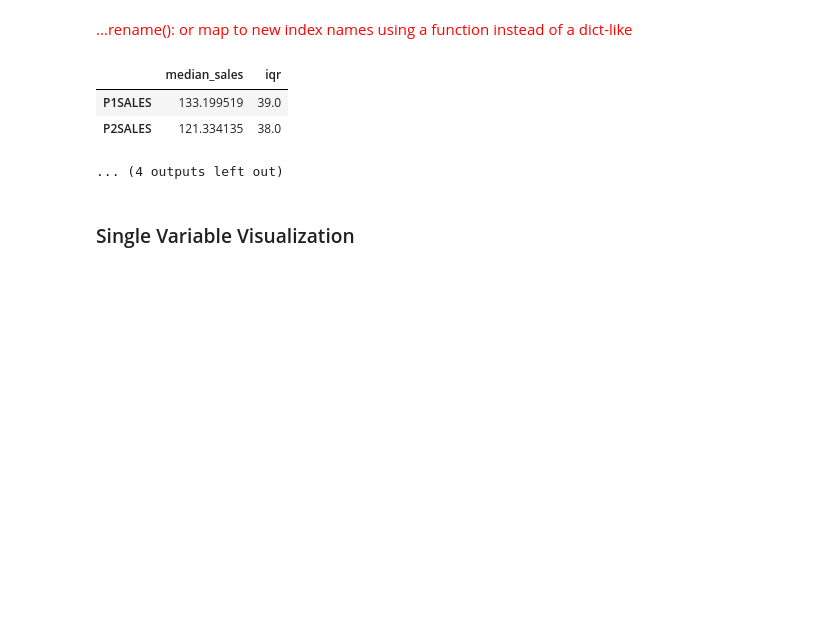
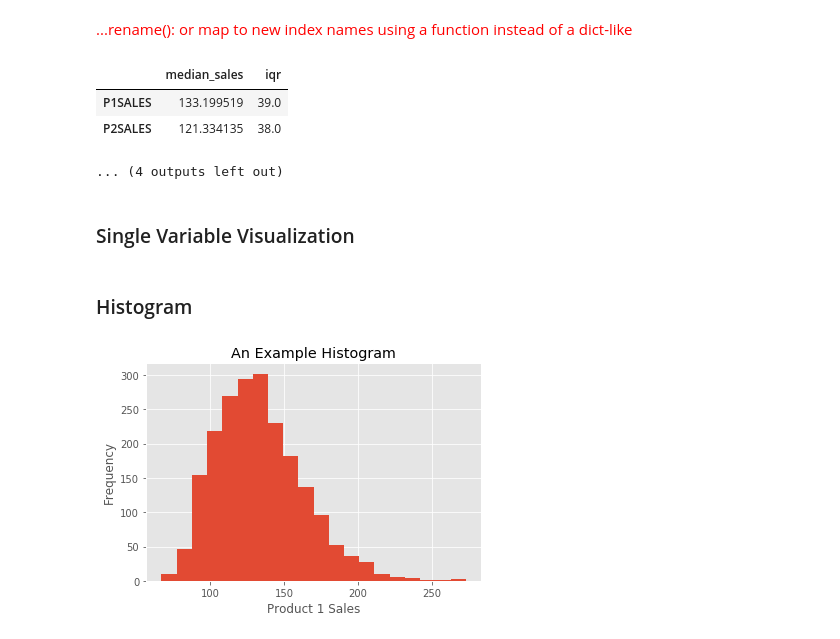
Before and after one commit to dyoung418/pandas-r-for-mktg, a Jupyter notebook: 3_simdata_plotting.ipynb, the cells around one changed output. Cells and saved outputs as stored; diff of their text form; code cells hidden in the pictures; blank space fills up the shorter version.

```diff
--- a/3_simdata_plotting.ipynb
+++ b/3_simdata_plotting.ipynb
@@ -702,3 +704,10 @@ mysummary
 ... (4 outputs left out)
 # %% [markdown]
 ### Single Variable Visualization
+# %% [markdown]
+### Histogram
+# %%
+ax = df_store.p1sales.plot.hist(bins= 20, title='An Example Histogram') # ax is a returned Matplotlib Axes object
+ax.set_xlabel('Product 1 Sales'); # the semicolon here prevents the value from being pretty-printed
+# %% [output]
+[figure, added]
```
Also changed, not shown: parts of 15 cells of this notebook.
